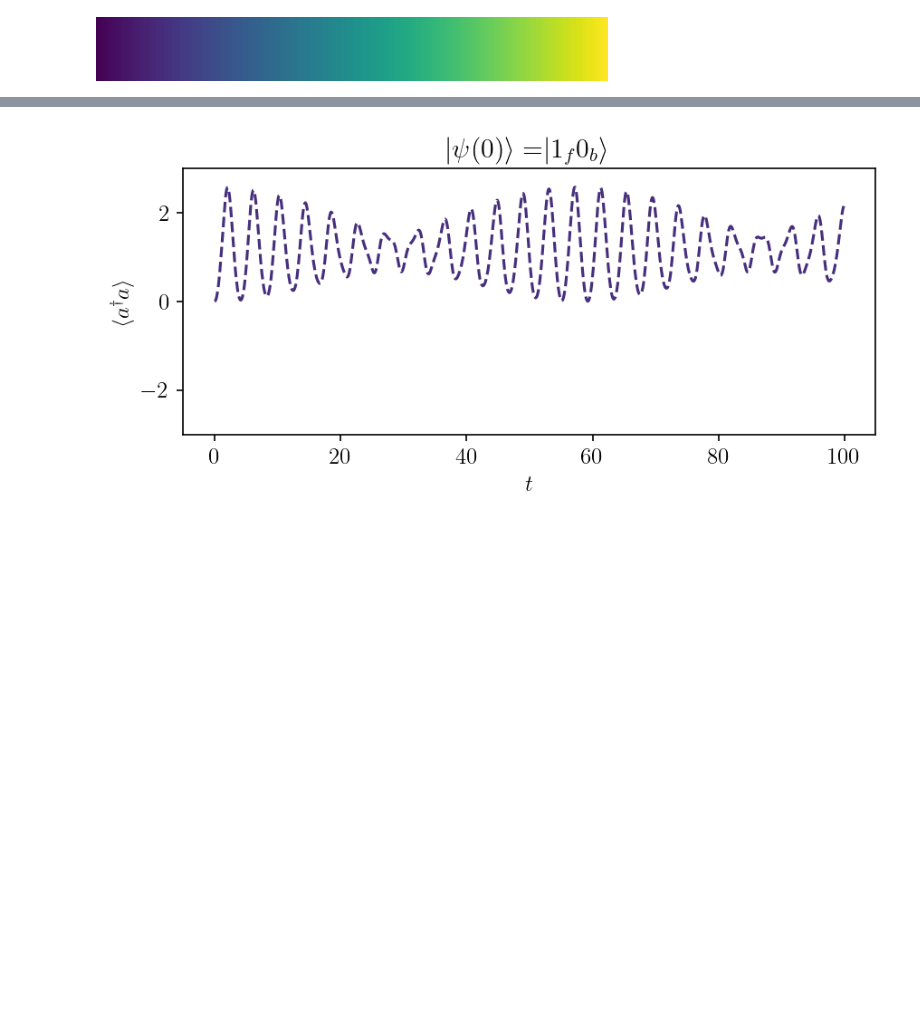
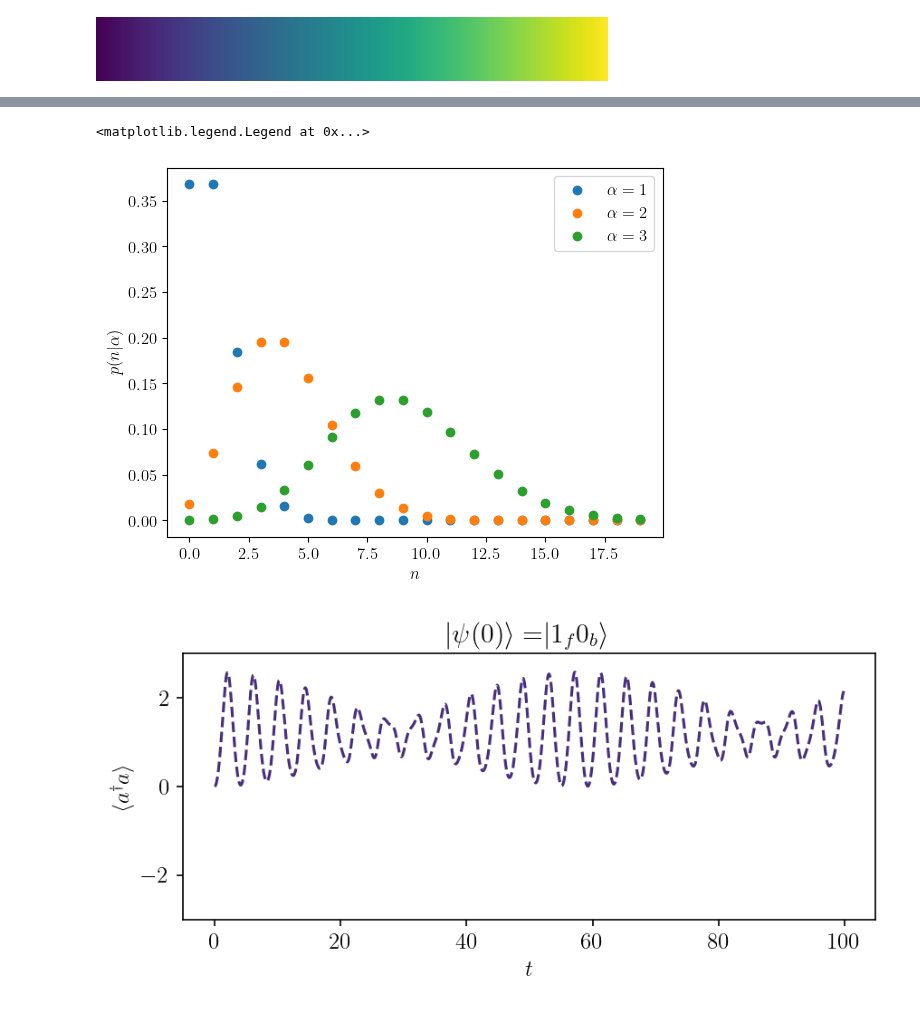
Before and after one commit to cgustin99/OpenParticle, a Jupyter notebook: models/Yukawa/static_yukawa_sv_sim.ipynb, the cells around one changed output, grey strips where cells are left out. Saved outputs shown, nothing was run; the diff lists cells and outputs as text; code cells hidden in the pictures; blank space fills up the shorter version.

```diff
--- a/models/Yukawa/static_yukawa_sv_sim.ipynb
+++ b/models/Yukawa/static_yukawa_sv_sim.ipynb
@@ -271,3 +313,20 @@ cmap
+# %%
+def p(n, alpha):
+    return (np.exp(-np.abs(alpha)**2 / 2) * (alpha ** n) / np.sqrt(scipy.special.factorial(n)))**2
+
+Lambda = 20
+
+n = np.arange(0, Lambda, 1)
+
+plt.scatter(n, p(n, 1), label = r'$\alpha = 1$')
+plt.scatter(n, p(n, 2), label = r'$\alpha = 2$')
+plt.scatter(n, p(n, 3), label = r'$\alpha = 3$')
+plt.ylabel(r'$p(n|\alpha)$')
+plt.xlabel(r'$n$')
+plt.legend()
+# %% [output]
+<matplotlib.legend.Legend at 0x...>
+[figure, added]
 # %%
 t_arr = np.arange(0, 100, 0.1)
 Lambda_max = 2**4
```
Also changed, not shown: parts of 3 cells of this notebook.
